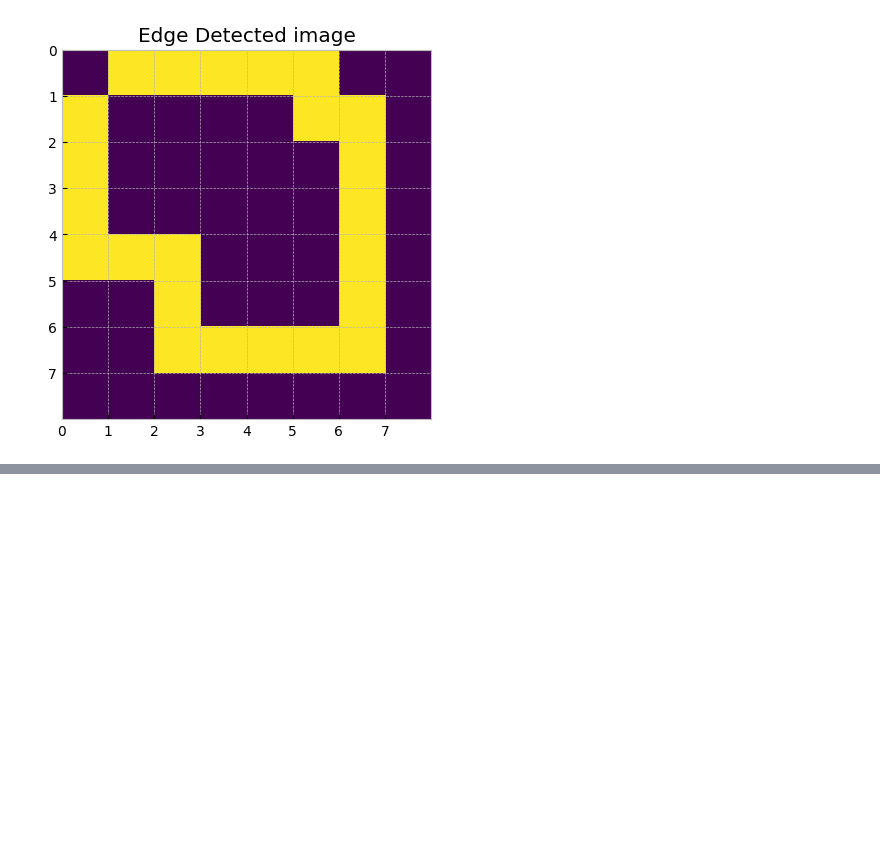
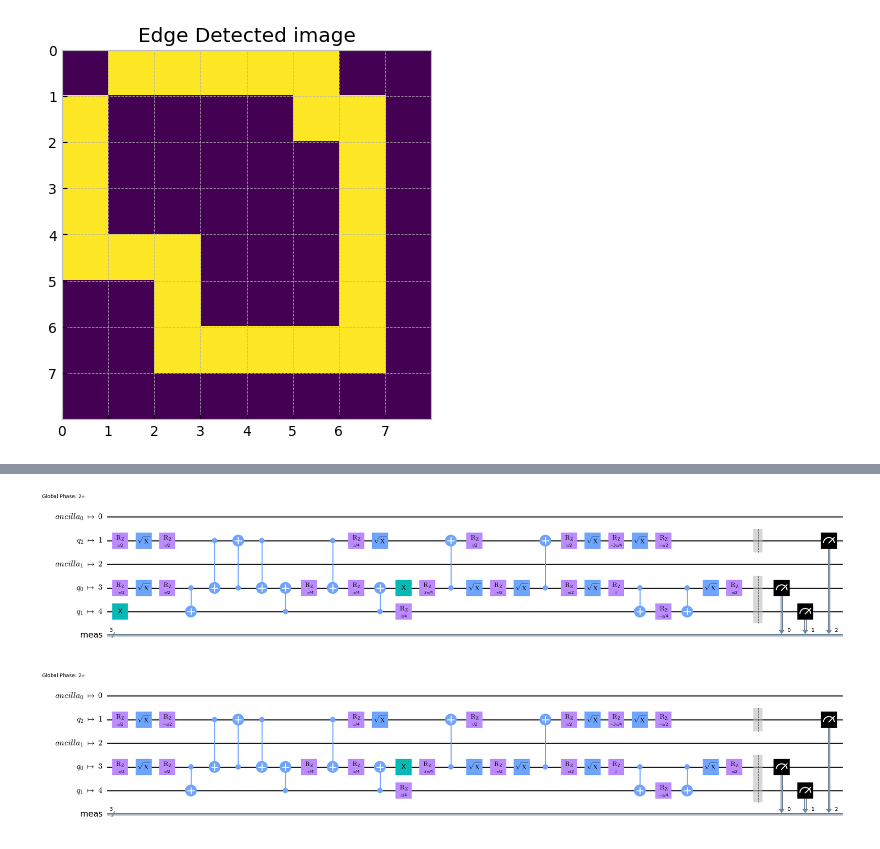
Before and after one commit to MUbarak123-56/qiskit-work, a Jupyter notebook: quantum_applications/quantum_edge_detection.ipynb, the cells around one changed output, grey strips where cells are left out. Saved outputs shown, nothing was run; the diff lists cells and outputs as text; code cells hidden in the pictures; blank space fills up the shorter version.

```diff
--- a/quantum_applications/quantum_edge_detection.ipynb
+++ b/quantum_applications/quantum_edge_detection.ipynb
@@ -155,0 +243,14 @@ plot_image(edge_scan_sim, 'Edge Detected image')
+# %%
+# Transpile the circuits for optimized execution on the backend
+qc_small_h_t = transpile(qc_small_h, backend=backend, optimization_level=3)
+qc_small_v_t = transpile(qc_small_v, backend=backend, optimization_level=3)
+# %%
+# Combining both circuits into a list
+circ_list_t = [qc_small_h_t, qc_small_v_t]
+
+# Drawing the transpiled circuit
+display(circ_list_t[0].draw('mpl', fold=-1))
+display(circ_list_t[1].draw('mpl', fold=-1))
+# %% [output]
+[figure, added]
+[figure, added]
```
Also changed, not shown: parts of 11 cells of this notebook.
